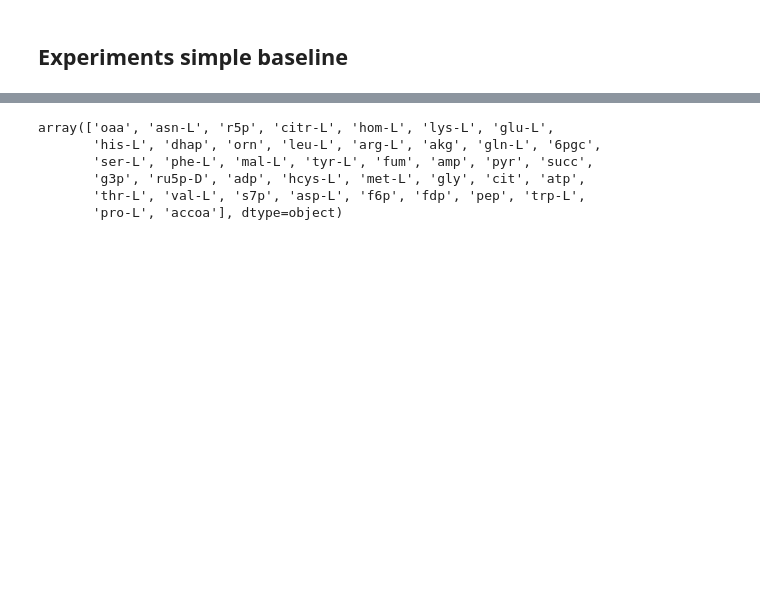
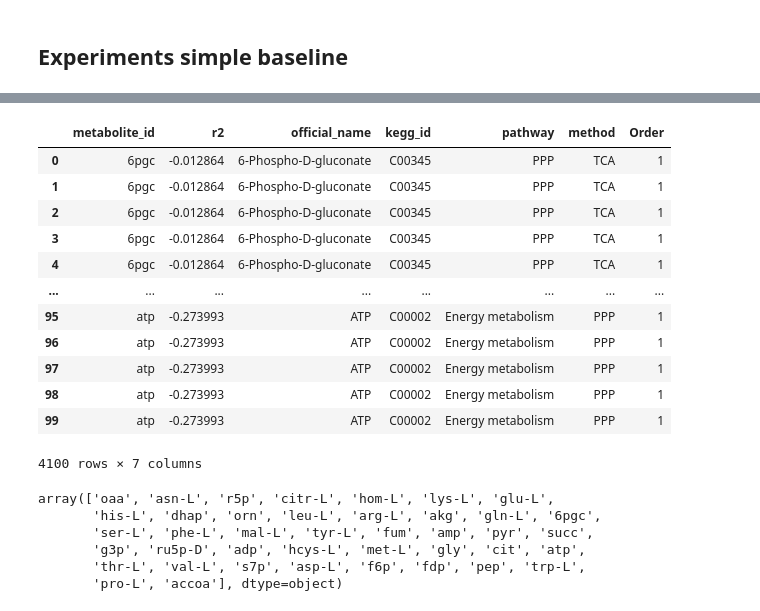
Before and after one commit to trdvangraft/thesis, a Jupyter notebook: metaengineering/results_analyser.ipynb, the cells around one changed output, grey strips where cells are left out. Drawn from its saved outputs; the diff is of its cells as text; code cells hidden in the pictures; blank space fills up the shorter version.

```diff
--- a/metaengineering/results_analyser.ipynb
+++ b/metaengineering/results_analyser.ipynb
@@ -113,3 +99,25 @@ df
+# %%
+test_df = pd.read_csv(
+    './data/results/experiment_simple_baseline/best_model_performance.csv',
+    index_col=0
+)
+test_df = test_df.stack().to_frame().reset_index(1).set_axis(['metabolite_id', 'r2'], axis=1)
+test_df = test_df.merge(metabolite_info, left_on='metabolite_id', right_index=True)
+test_df
+# %% [output]
+|  | metabolite_id | r2 | official_name | kegg_id | pathway | method | Order |
+| 0 | 6pgc | -0.012864 | 6-Phospho-D-gluconate | C00345 | PPP | TCA | 1 |
+| 1 | 6pgc | -0.012864 | 6-Phospho-D-gluconate | C00345 | PPP | TCA | 1 |
+| 2 | 6pgc | -0.012864 | 6-Phospho-D-gluconate | C00345 | PPP | TCA | 1 |
+| 3 | 6pgc | -0.012864 | 6-Phospho-D-gluconate | C00345 | PPP | TCA | 1 |
+| 4 | 6pgc | -0.012864 | 6-Phospho-D-gluconate | C00345 | PPP | TCA | 1 |
+| ... | ... | ... | ... | ... | ... | ... | ... |
+| 95 | atp | -0.273993 | ATP | C00002 | Energy metabolism | PPP | 1 |
+| 96 | atp | -0.273993 | ATP | C00002 | Energy metabolism | PPP | 1 |
+| 97 | atp | -0.273993 | ATP | C00002 | Energy metabolism | PPP | 1 |
+| 98 | atp | -0.273993 | ATP | C00002 | Energy metabolism | PPP | 1 |
+| 99 | atp | -0.273993 | ATP | C00002 | Energy metabolism | PPP | 1 |
+4100 rows × 7 columns
 # %%
 df['metabolite_id'].unique()
 # %% [output]
```
Also changed, not shown: parts of 10 cells of this notebook.
